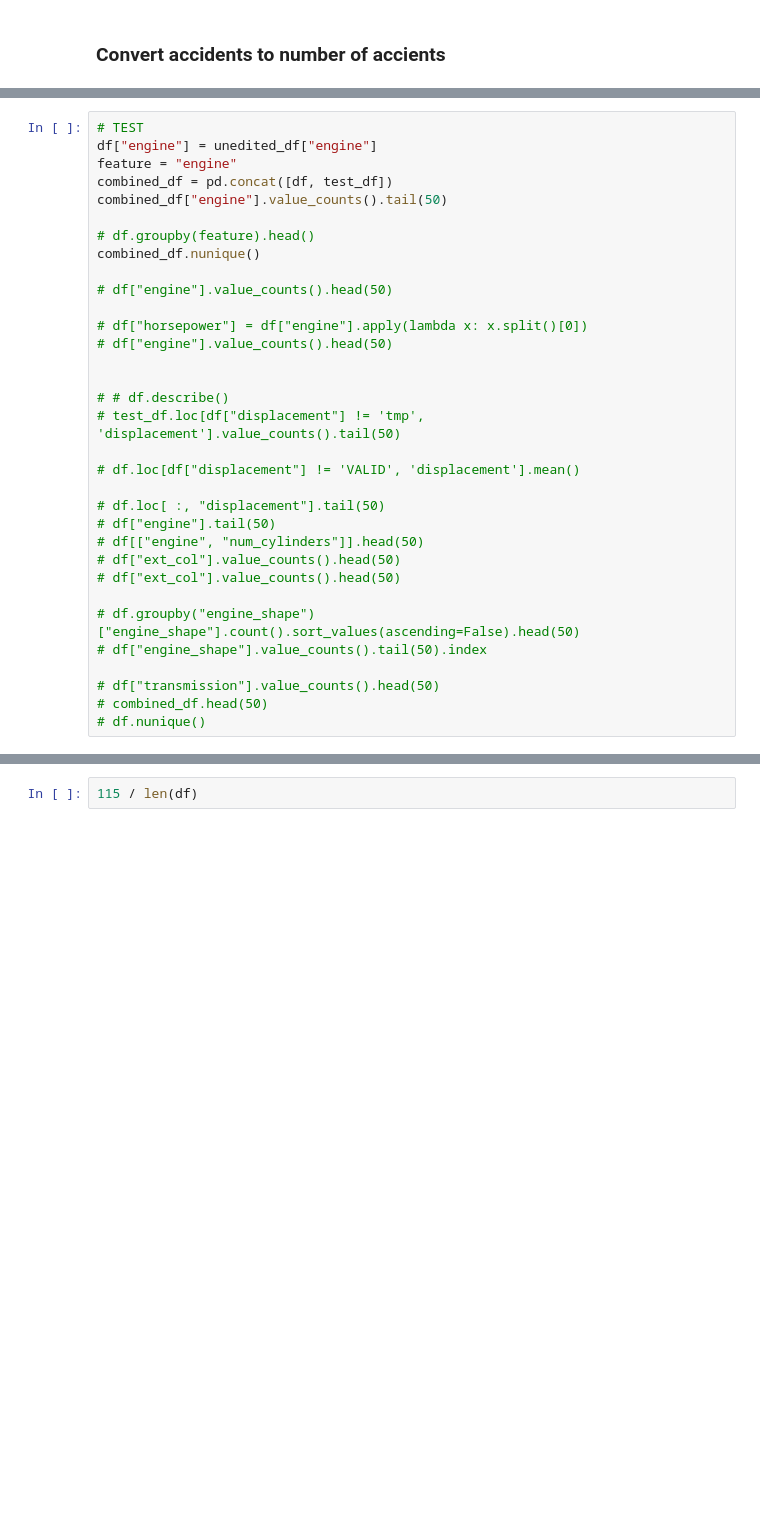
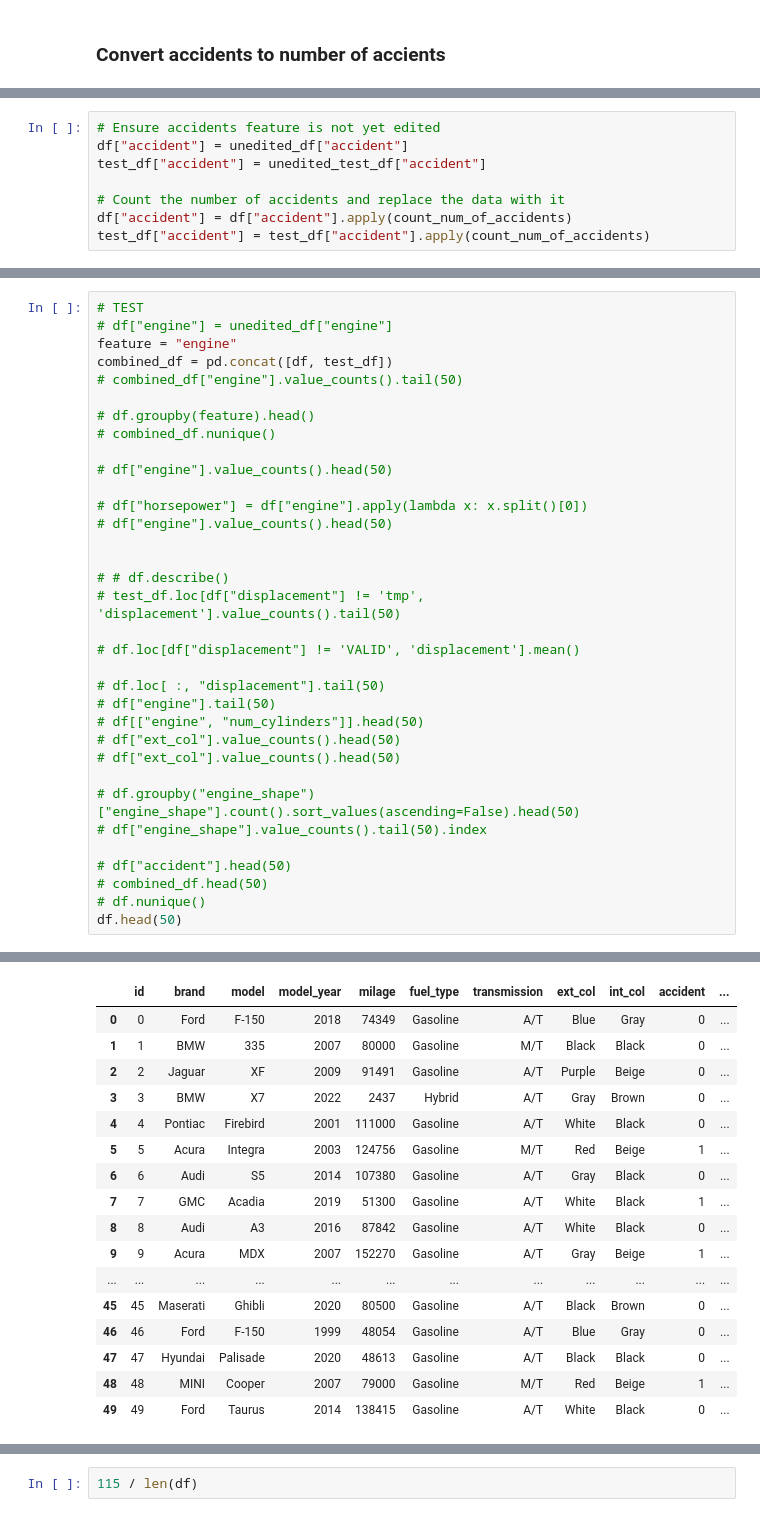
Before and after one commit to SiegfredLorelle/kagglex-car-price-prediction, a Jupyter notebook: kagglex-car-price.ipynb, the cells around one changed output, grey strips where cells are left out. Saved outputs shown, nothing was run; the diff lists cells and outputs as text; blank space fills up the shorter version.

```diff
--- a/kagglex-car-price.ipynb
+++ b/kagglex-car-price.ipynb
@@ -822,0 +823,8 @@ print(df[["ext_col"]].head())
+# %%
+# Ensure accidents feature is not yet edited
+df["accident"] = unedited_df["accident"]
+test_df["accident"] = unedited_test_df["accident"]
+
+# Count the number of accidents and replace the data with it
+df["accident"] = df["accident"].apply(count_num_of_accidents)
+test_df["accident"] = test_df["accident"].apply(count_num_of_accidents)
@@ -823,12 +863,12 @@ print(df[["ext_col"]].head())
 # %%
 # TEST
-df["engine"] = unedited_df["engine"]
+# df["engine"] = unedited_df["engine"]
 feature = "engine"
 combined_df = pd.concat([df, test_df])
-combined_df["engine"].value_counts().tail(50)
+# combined_df["engine"].value_counts().tail(50)
 
 # df.groupby(feature).head()
-combined_df.nunique()
+# combined_df.nunique()
 
 # df["engine"].value_counts().head(50)
 
@@ -850,7 +890,8 @@ combined_df.nunique()
 # df.groupby("engine_shape")["engine_shape"].count().sort_values(ascending=False).head(50)
 # df["engine_shape"].value_counts().tail(50).index
 
-# df["transmission"].value_counts().head(50)
+# df["accident"].head(50)
 # combined_df.head(50)
 # df.nunique()
+df.head(50)
 # %% [output]
@@ -874,0 +898,17 @@ dtype: int64
+|  | id | brand | model | model_year | milage | fuel_type | transmission | ext_col | int_col | accident | ... |
+| 0 | 0 | Ford | F-150 | 2018 | 74349 | Gasoline | A/T | Blue | Gray | 0 | ... |
+| 1 | 1 | BMW | 335 | 2007 | 80000 | Gasoline | M/T | Black | Black | 0 | ... |
+| 2 | 2 | Jaguar | XF | 2009 | 91491 | Gasoline | A/T | Purple | Beige | 0 | ... |
+| 3 | 3 | BMW | X7 | 2022 | 2437 | Hybrid | A/T | Gray | Brown | 0 | ... |
+| 4 | 4 | Pontiac | Firebird | 2001 | 111000 | Gasoline | A/T | White | Black | 0 | ... |
+| 5 | 5 | Acura | Integra | 2003 | 124756 | Gasoline | M/T | Red | Beige | 1 | ... |
+| 6 | 6 | Audi | S5 | 2014 | 107380 | Gasoline | A/T | Gray | Black | 0 | ... |
+| 7 | 7 | GMC | Acadia | 2019 | 51300 | Gasoline | A/T | White | Black | 1 | ... |
+| 8 | 8 | Audi | A3 | 2016 | 87842 | Gasoline | A/T | White | Black | 0 | ... |
+| 9 | 9 | Acura | MDX | 2007 | 152270 | Gasoline | A/T | Gray | Beige | 1 | ... |
+| ... | ... | ... | ... | ... | ... | ... | ... | ... | ... | ... | ... |
+| 45 | 45 | Maserati | Ghibli | 2020 | 80500 | Gasoline | A/T | Black | Brown | 0 | ... |
+| 46 | 46 | Ford | F-150 | 1999 | 48054 | Gasoline | A/T | Blue | Gray | 0 | ... |
+| 47 | 47 | Hyundai | Palisade | 2020 | 48613 | Gasoline | A/T | Black | Black | 0 | ... |
+| 48 | 48 | MINI | Cooper | 2007 | 79000 | Gasoline | M/T | Red | Beige | 1 | ... |
+| 49 | 49 | Ford | Taurus | 2014 | 138415 | Gasoline | A/T | White | Black | 0 | ... |
```
Also changed, not shown: parts of 19 cells of this notebook.
